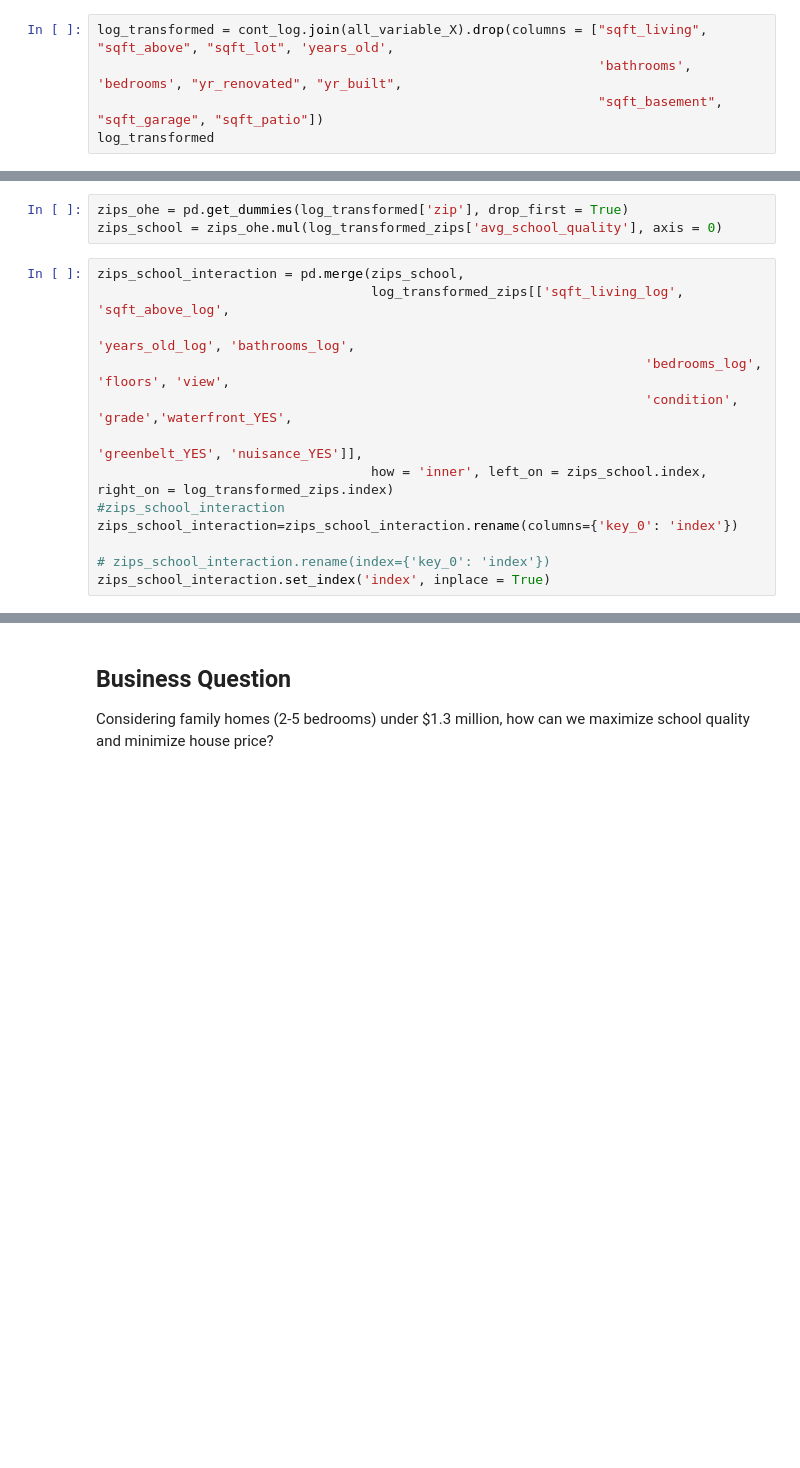
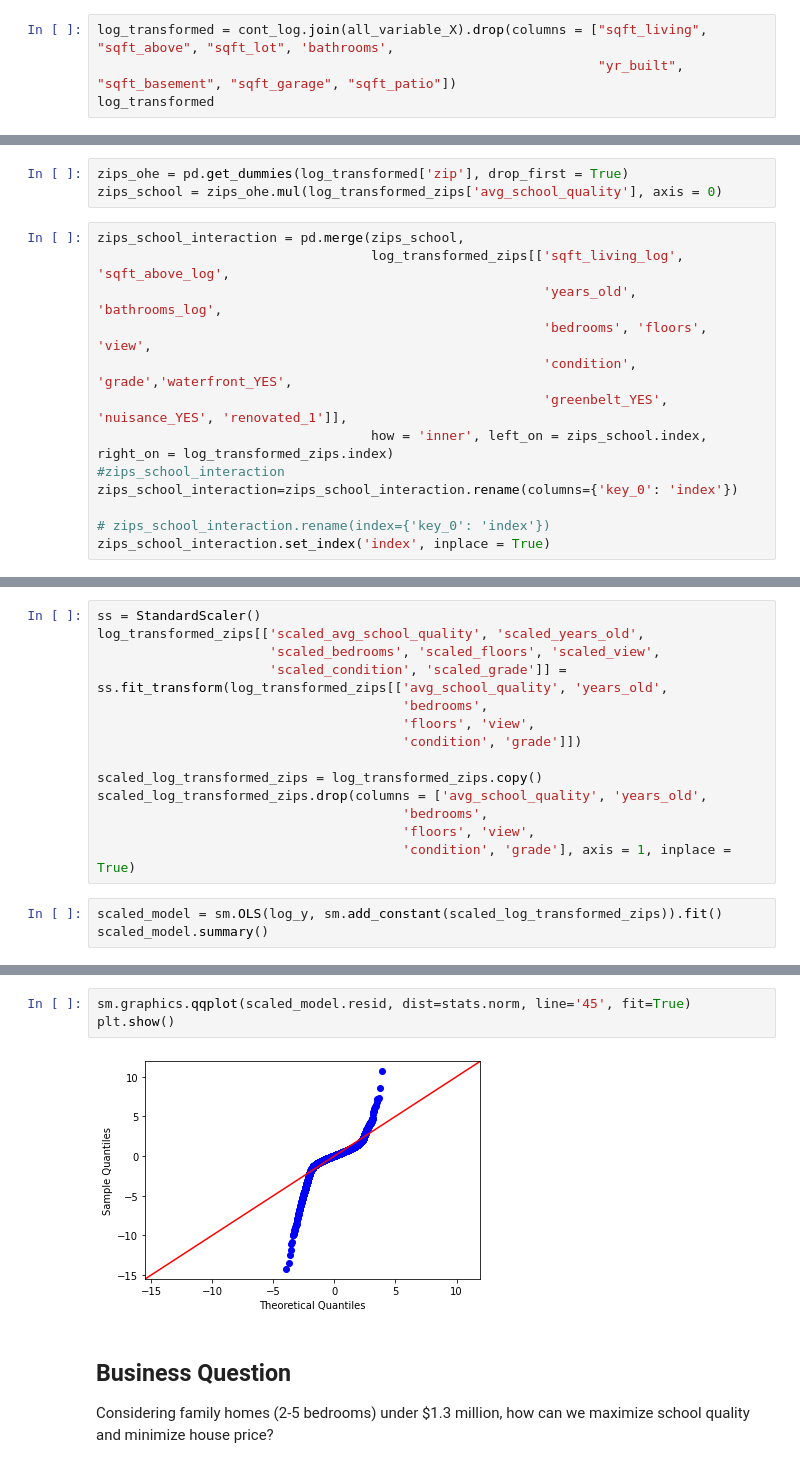
Before and after one commit to emgerber88/Kings-County-Real-Estate-analysis-NAEG, a Jupyter notebook: Eli/More Clean.ipynb, the cells around one changed output, grey strips where cells are left out. Saved outputs shown, nothing was run; the diff lists cells and outputs as text; blank space fills up the shorter version.

```diff
--- a/Eli/More Clean.ipynb
+++ b/Eli/More Clean.ipynb
@@ -431,5 +600,4 @@ cont_log
 # %%
-log_transformed = cont_log.join(all_variable_X).drop(columns = ["sqft_living", "sqft_above", "sqft_lot", 'years_old',
-                                                                'bathrooms', 'bedrooms', "yr_renovated", "yr_built",
-                                                                "sqft_basement", "sqft_garage", "sqft_patio"])
+log_transformed = cont_log.join(all_variable_X).drop(columns = ["sqft_living", "sqft_above", "sqft_lot", 'bathrooms',
+                                                                "yr_built", "sqft_basement", "sqft_garage", "sqft_patio"])
 log_transformed
@@ -452,10 +722,10 @@ zips_school = zips_ohe.mul(log_transformed_zips['avg_school_quality'], axis = 0)
 # %%
 zips_school_interaction = pd.merge(zips_school,
                                    log_transformed_zips[['sqft_living_log', 'sqft_above_log',
-                                                                      'years_old_log', 'bathrooms_log',
-                                                                      'bedrooms_log', 'floors', 'view',
-                                                                      'condition', 'grade','waterfront_YES',
-                                                                      'greenbelt_YES', 'nuisance_YES']],
+                                                         'years_old', 'bathrooms_log',
+                                                         'bedrooms', 'floors', 'view',
+                                                         'condition', 'grade','waterfront_YES',
+                                                         'greenbelt_YES', 'nuisance_YES', 'renovated_1']],
                                    how = 'inner', left_on = zips_school.index, right_on = log_transformed_zips.index)
 #zips_school_interaction
 zips_school_interaction=zips_school_interaction.rename(columns={'key_0': 'index'})
@@ -472,0 +813,17 @@ plt.show()
+# %%
+ss = StandardScaler()
+log_transformed_zips[['scaled_avg_school_quality', 'scaled_years_old',
+                      'scaled_bedrooms', 'scaled_floors', 'scaled_view',
+                      'scaled_condition', 'scaled_grade']] = ss.fit_transform(log_transformed_zips[['avg_school_quality', 'years_old',
+                                       'bedrooms',
+                                       'floors', 'view',
+                                       'condition', 'grade']])
+
+scaled_log_transformed_zips = log_transformed_zips.copy()
+scaled_log_transformed_zips.drop(columns = ['avg_school_quality', 'years_old',
+                                       'bedrooms',
+                                       'floors', 'view',
+                                       'condition', 'grade'], axis = 1, inplace = True)
+# %%
+scaled_model = sm.OLS(log_y, sm.add_constant(scaled_log_transformed_zips)).fit()
+scaled_model.summary()
@@ -473,3 +865,8 @@ plt.show()
+# %%
+sm.graphics.qqplot(scaled_model.resid, dist=stats.norm, line='45', fit=True)
+plt.show()
+# %% [output]
+[figure, added]
 # %% [markdown]
 ## Business Question
 Considering family homes (2-5 bedrooms) under $1.3 million, how can we maximize school quality and minimize house price?
```
Also changed, not shown: parts of 46 cells of this notebook.
